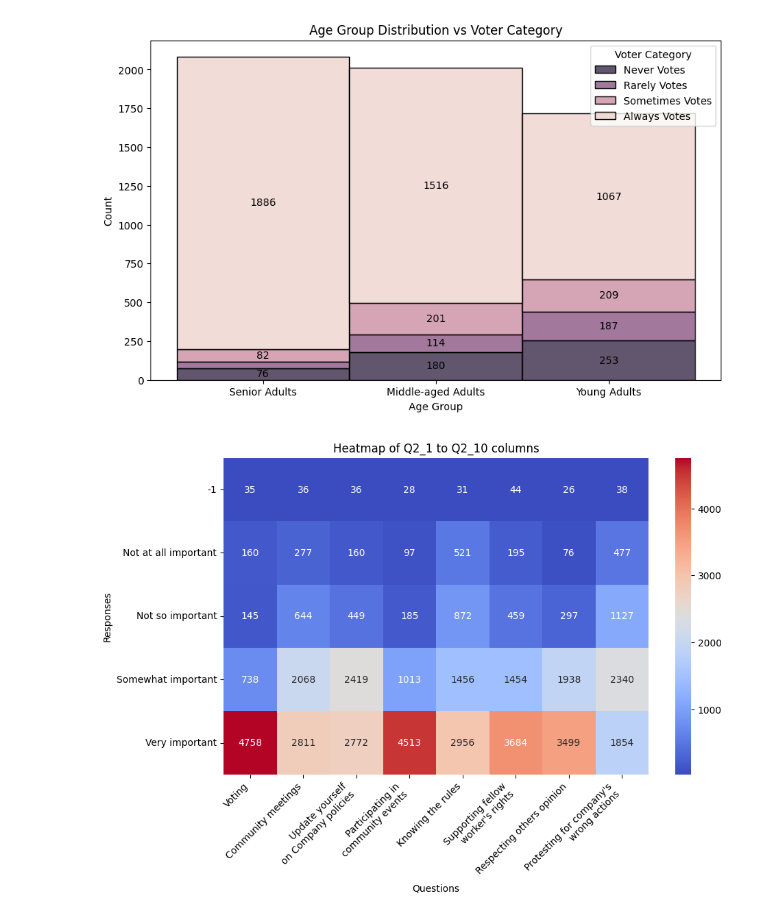
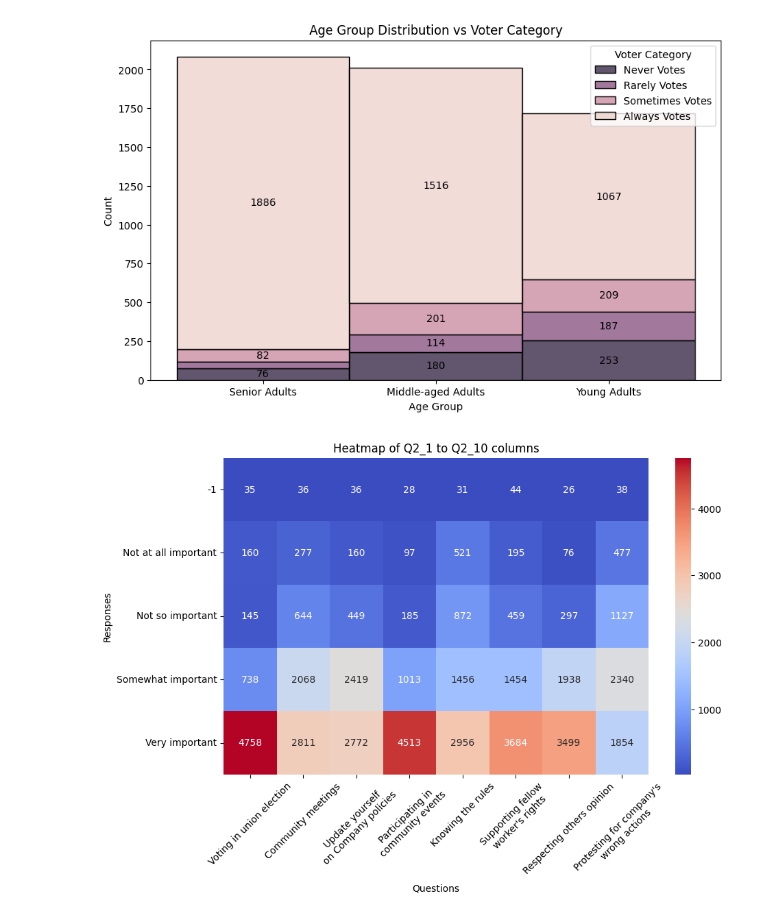
Before and after one commit to Kaustav-Goswami9/Data-Viz, a Jupyter notebook: topic_1.ipynb, the cells around one changed output. Saved outputs shown, nothing was run; the diff lists cells and outputs as text; code cells hidden in the pictures.

Commit message:
heatmap updated.

```diff
--- a/topic_1.ipynb
+++ b/topic_1.ipynb
@@ -29,24 +29,24 @@ plt.show()
 # %%
 # plot heatmap for Q2_1 to Q2_10 columns
 q2_columns = ['Q2_1', 'Q2_2', 'Q2_3', 'Q2_5',
               'Q2_6', 'Q2_7', 'Q2_8', 'Q2_10']
 
 pivot_table = data[q2_columns].apply(pd.Series.value_counts).fillna(0)
 
 temp = data[data[q2_columns] != -1]
 plt.figure(figsize=(10, 6))
 sns_heatmap = sns.heatmap(pivot_table, annot=True, fmt='g', cmap='coolwarm')
 plt.title('Heatmap of Q2_1 to Q2_10 columns')
 plt.xlabel('Questions')
 plt.ylabel('Responses')
 
 # Set the x-axis labels
-sns_heatmap.set_xticklabels(['Voting', 'Community meetings', 'Update yourself\non Company policies',
+sns_heatmap.set_xticklabels(['Voting in union election', 'Community meetings', 'Update yourself\non Company policies',
                              'Participating in\ncommunity events', 'Knowing the rules',
                              "Supporting fellow\nworker's rights", 'Respecting others opinion',
                              "Protesting for company's\nwrong actions"],
-                            rotation=45, ha='right')
+                            rotation=45, ha='center')
 
 plt.savefig('./Topic charts/Q-2.png', dpi=300, bbox_inches='tight')
 # %% [output]
-[figure, old version]
+[figure, new version]
```
Also changed, not shown: 1 other file.
